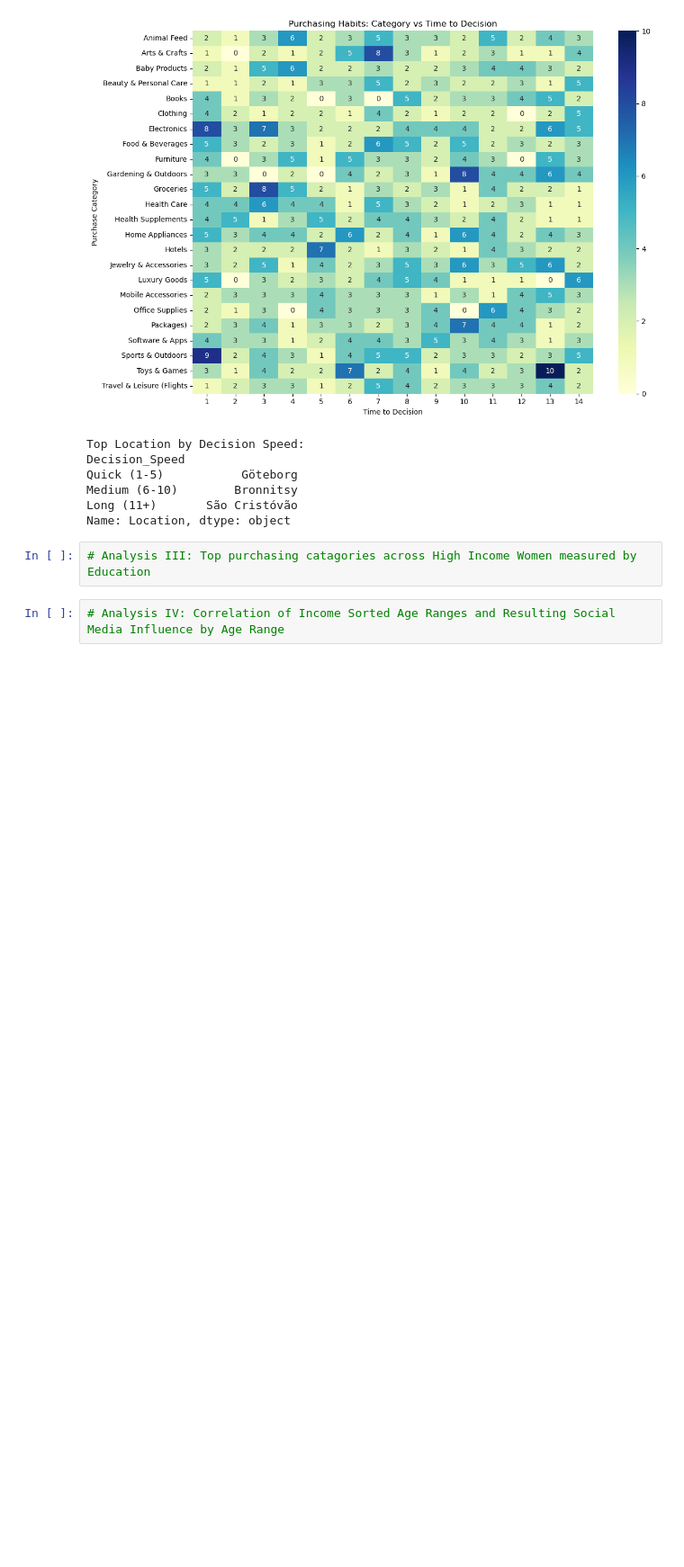
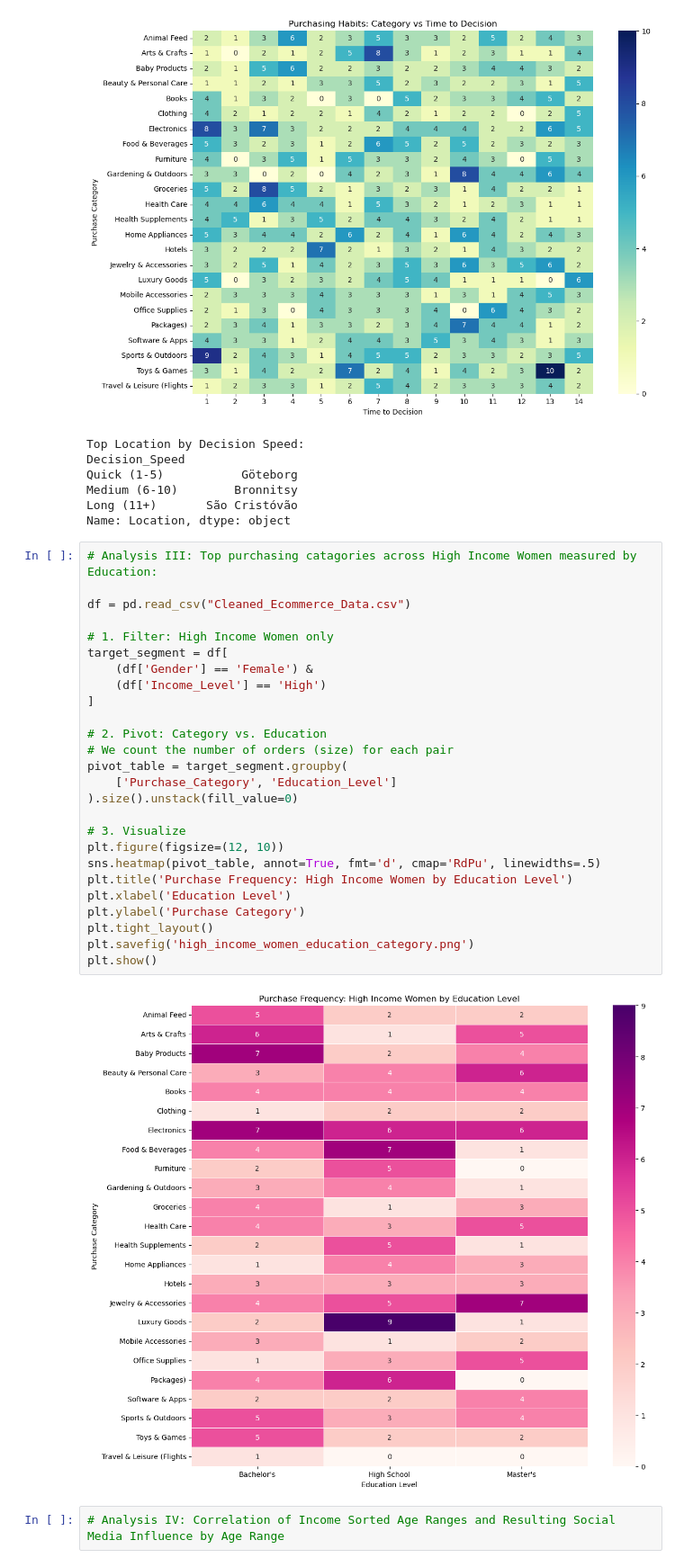
Before and after one commit to Oheb/Consumer_Behavior_Project, a Jupyter notebook: Consumer_Behavior_Project.ipynb, the cells around one changed output. Shown: that part at 90% size. Drawn from its saved outputs; the diff is of its cells as text; blank space fills up the shorter version.

```diff
--- a/Consumer_Behavior_Project.ipynb
+++ b/Consumer_Behavior_Project.ipynb
@@ -230,7 +230,33 @@ Medium (6-10)        Bronnitsy
 Long (11+)       São Cristóvão
 Name: Location, dtype: object
 # %%
-# Analysis III: Top purchasing catagories across High Income Women measured by Education
+# Analysis III: Top purchasing catagories across High Income Women measured by Education:
+
+df = pd.read_csv("Cleaned_Ecommerce_Data.csv")
+
+# 1. Filter: High Income Women only
+target_segment = df[
+    (df['Gender'] == 'Female') &
+    (df['Income_Level'] == 'High')
+]
+
+# 2. Pivot: Category vs. Education
+# We count the number of orders (size) for each pair
+pivot_table = target_segment.groupby(
+    ['Purchase_Category', 'Education_Level']
+).size().unstack(fill_value=0)
+
+# 3. Visualize
+plt.figure(figsize=(12, 10))
+sns.heatmap(pivot_table, annot=True, fmt='d', cmap='RdPu', linewidths=.5)
+plt.title('Purchase Frequency: High Income Women by Education Level')
+plt.xlabel('Education Level')
+plt.ylabel('Purchase Category')
+plt.tight_layout()
+plt.savefig('high_income_women_education_category.png')
+plt.show()
+# %% [output]
+[figure, added]
 # %%
 # Analysis IV: Correlation of Income Sorted Age Ranges and Resulting Social Media Influence by Age Range
 # %%
```
